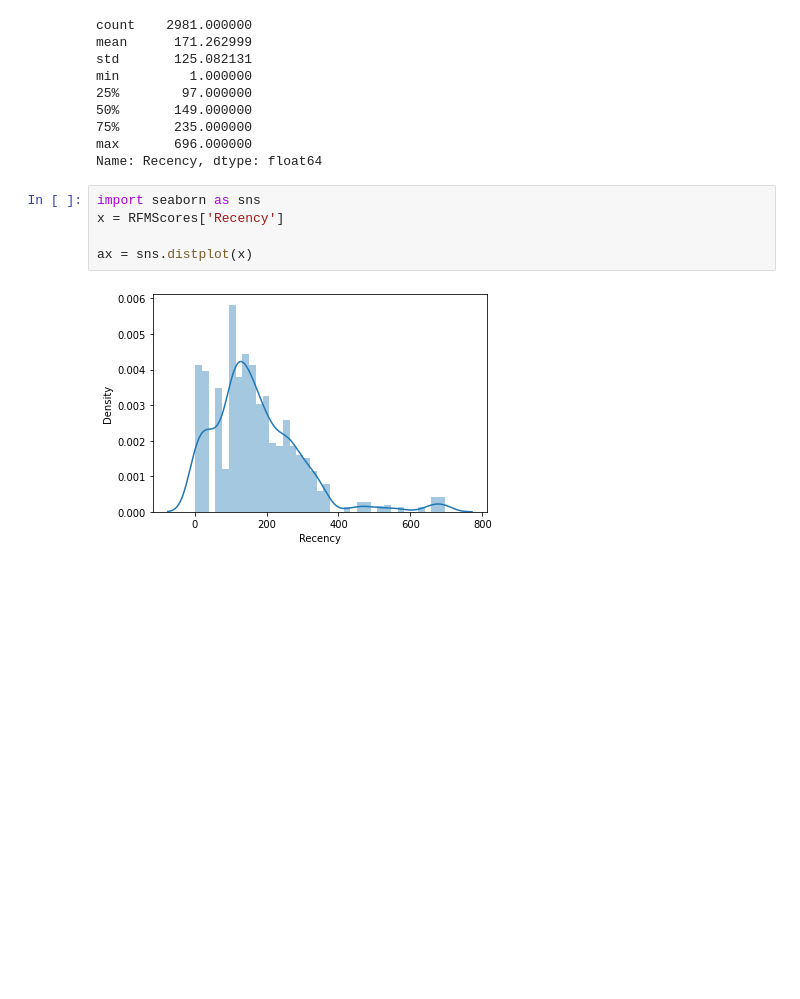
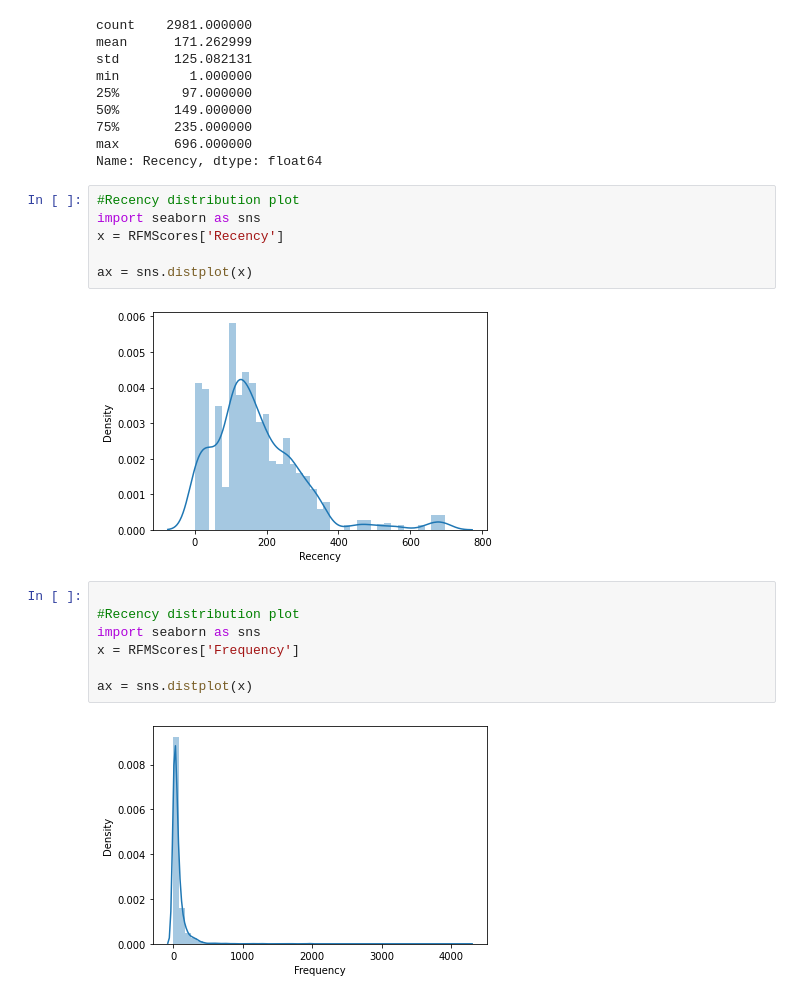
Before and after one commit to shilpi8504/FRM-Analysis, a Jupyter notebook: FRM_Analysis.ipynb, the cells around one changed output. Cells and saved outputs as stored; diff of their text form; blank space fills up the shorter version.

```diff
--- a/FRM_Analysis.ipynb
+++ b/FRM_Analysis.ipynb
@@ -158,9 +158,19 @@ min         1.000000
 max       696.000000
 Name: Recency, dtype: float64
 # %%
+#Recency distribution plot
 import seaborn as sns
 x = RFMScores['Recency']
 
 ax = sns.distplot(x)
 # %% [output]
 [figure]
+# %%
+
+#Recency distribution plot
+import seaborn as sns
+x = RFMScores['Frequency']
+
+ax = sns.distplot(x)
+# %% [output]
+[figure, added]
```
Also changed, not shown: parts of 10 cells of this notebook.
